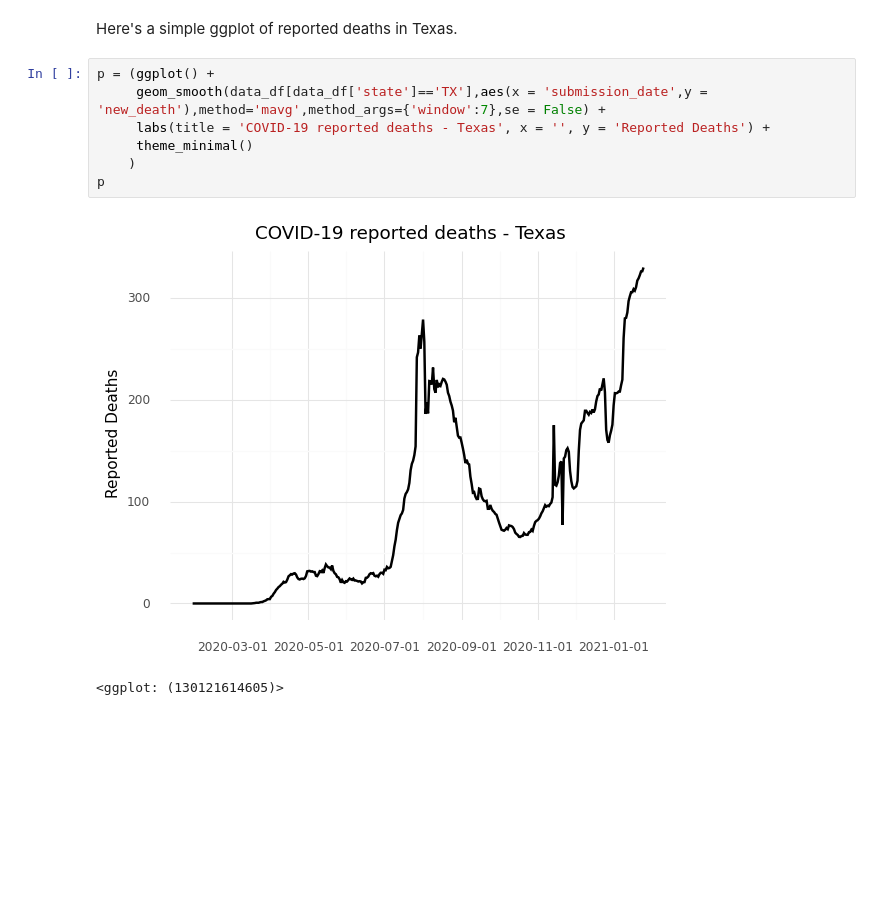
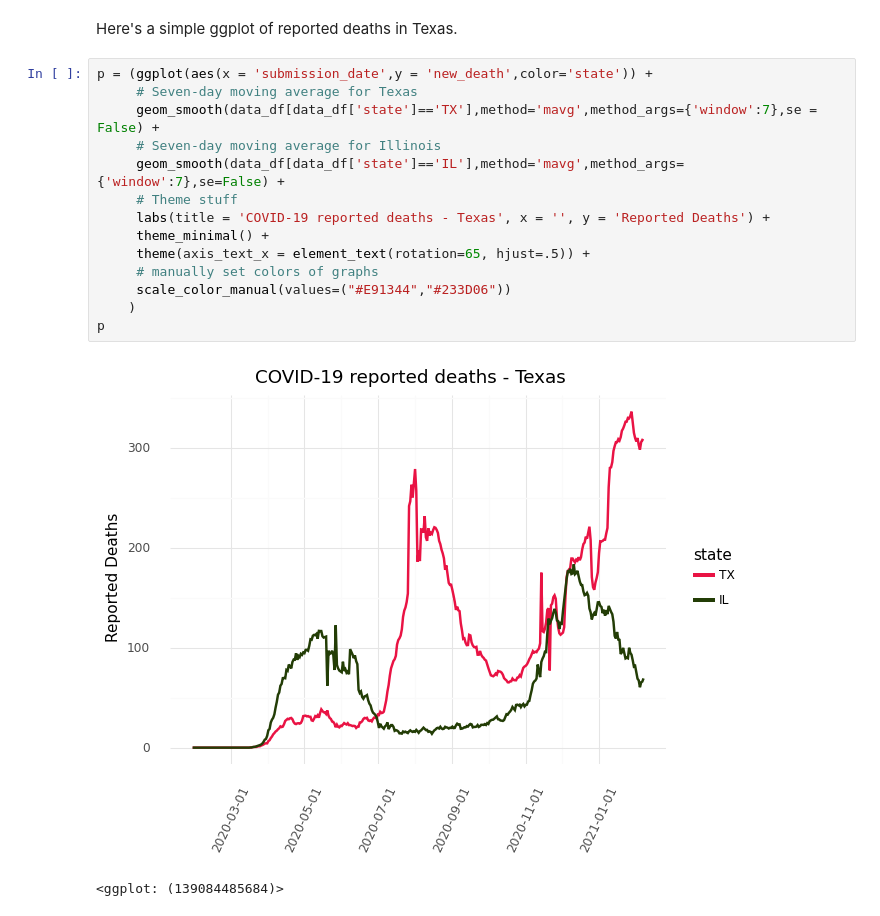
Before and after one commit to samjakobcavazos/COVID-19-Data-Pull, a Jupyter notebook: COVID-19-data-tutorial.ipynb, the cells around one changed output. Saved outputs shown, nothing was run; the diff lists cells and outputs as text; blank space fills up the shorter version.

Commit message:
Update to add color and comparison on ggplot

```diff
--- a/COVID-19-data-tutorial.ipynb
+++ b/COVID-19-data-tutorial.ipynb
@@ -96,12 +94,19 @@ from plotnine import *
 # %% [markdown]
 Here's a simple ggplot of reported deaths in Texas.
 # %%
-p = (ggplot() +
-     geom_smooth(data_df[data_df['state']=='TX'],aes(x = 'submission_date',y = 'new_death'),method='mavg',method_args={'window':7},se = False) +
+p = (ggplot(aes(x = 'submission_date',y = 'new_death',color='state')) +
+     # Seven-day moving average for Texas
+     geom_smooth(data_df[data_df['state']=='TX'],method='mavg',method_args={'window':7},se = False) +
+     # Seven-day moving average for Illinois
+     geom_smooth(data_df[data_df['state']=='IL'],method='mavg',method_args={'window':7},se=False) +
+     # Theme stuff
      labs(title = 'COVID-19 reported deaths - Texas', x = '', y = 'Reported Deaths') +
-     theme_minimal()
+     theme_minimal() +
+     theme(axis_text_x = element_text(rotation=65, hjust=.5)) +
+     # manually set colors of graphs
+     scale_color_manual(values=("#E91344","#233D06"))
     )
 p
 # %% [output]
-[figure, old version]
+[figure, new version]
-<ggplot: (130121614605)>
+<ggplot: (139084485684)>
```
Also changed, not shown: parts of 3 cells of this notebook.
